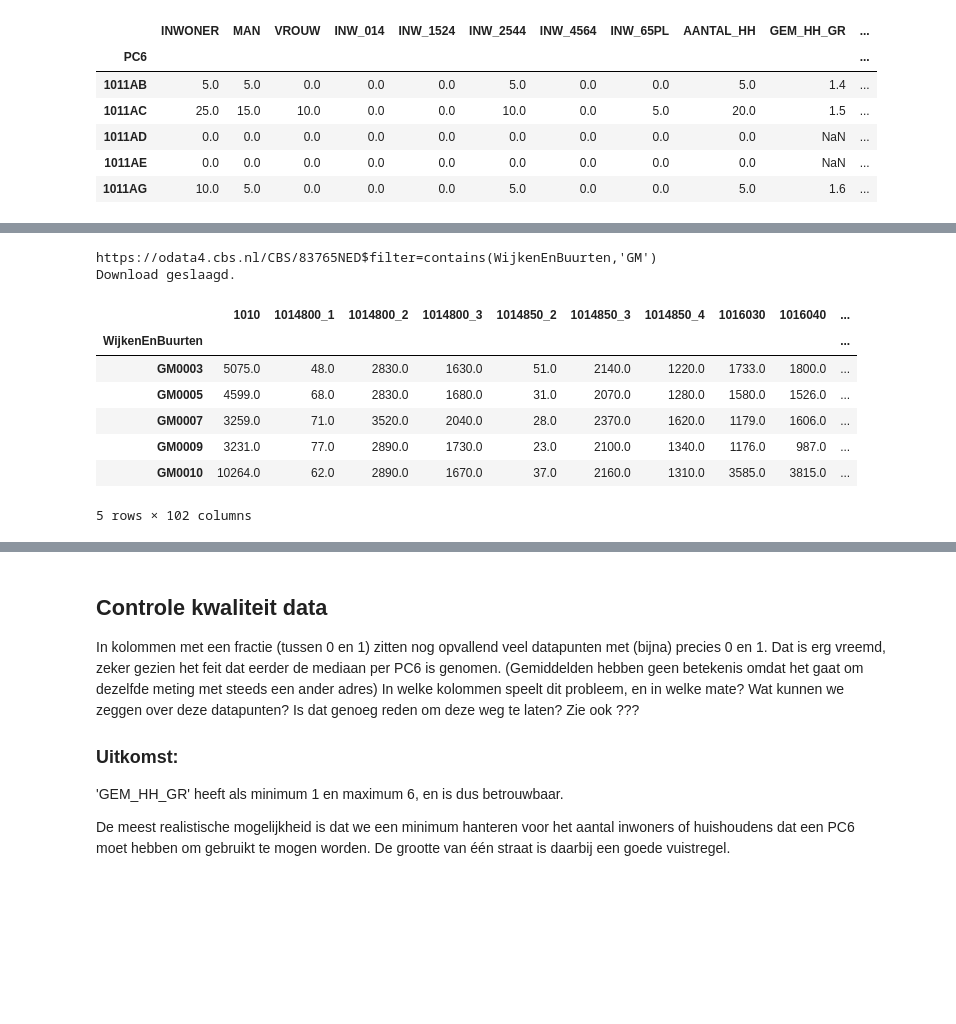
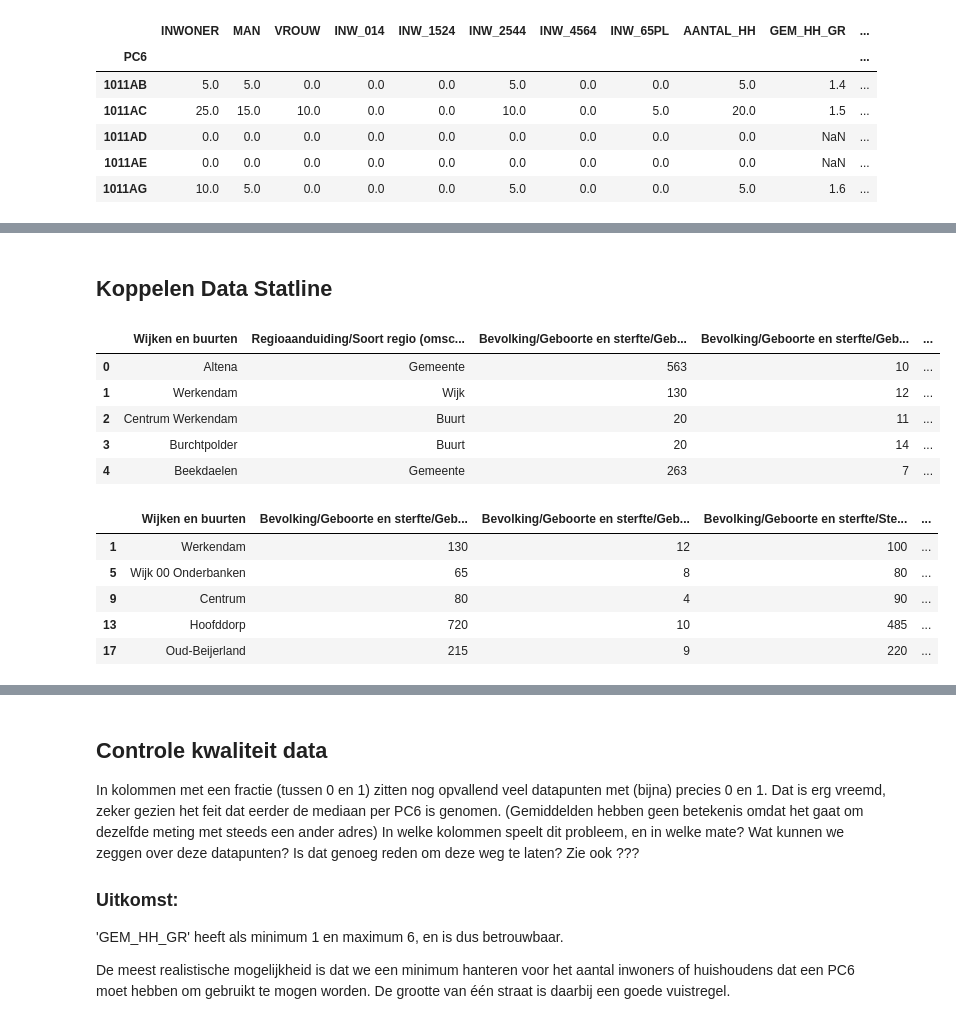
Before and after one commit to DanAugustus/KiesKaart, a Jupyter notebook: PC4e6_database.ipynb, the cells around one changed output, grey strips where cells are left out. Drawn from its saved outputs; the diff is of its cells as text; code cells hidden in the pictures; blank space fills up the shorter version.

Commit message:
Notebook voor samenvoegen
PC4e6_database.ipynb is een IPython Notebook waarin ik probeer alle databases samen te voegen in één bestand. Moet nog veel voor gebeuren.

```diff
--- a/PC4e6_database.ipynb
+++ b/PC4e6_database.ipynb
@@ -0,0 +13,23 @@
+# %%
+# import database
+code2020 = "84799NED"
+code2019 = "84583NED" # Kerncijfers wijken en buurten 2019
+code2017 = "83765NED" # Kerncijfers wijken en buurten 2017
+# Toelichting: https://www.cbs.nl/nl-nl/maatwerk/2017/31/kerncijfers-wijken-en-buurten-2017
+# en https://www.cbs.nl/nl-nl/maatwerk/2019/31/kerncijfers-wijken-en-buurten-2019
+
+# Voor data die codes uit Statline koppelt aan postcodes, starten en huisnummers zie:
+# https://www.cbs.nl/nl-nl/maatwerk/2019/42/buurt-wijk-en-gemeente-2019-voor-postcode-huisnummer
+postcodes = ("2019-cbs-pc6huisnr20190801_buurt/pc6hnr20190801_gwb.csv" , ";")
+# De andere bestanden in die map bevatten de naam en code van respectievelijk buurten, wijken en gemeenten
+
+# Kerncijfers wijken en buurten is niet in Odata4 beschikbaar.
+# Downloaden data is het handigste, want Odata3 beperkt aantal rijen per verzoek.
+# In omgeving van auteur zitten alle losse CSV bestanden in een map genaamd Data
+Statline2017 = "Kerncijfers_wijken_en_buurten_2017_22102020_140730.csv"
+Statline2019 = "Kerncijfers_wijken_en_buurten_2019_22102020_140530.csv"
+PC6_selectie = "CBS_PC6_selectie.csv"
+EP2019 = "adressen_gl_prioriteit/adressen_EP2019.csv"
+PS2019 = "adressen_gl_prioriteit/adressen_PS2019.csv"
+TK2017 = "adressen_gl_prioriteit/adressen_TK2017.csv"
+GR2018 = "adressen_gl_prioriteit/adressen_GR2018.csv"
@@ -196,19 +294,15 @@ def get_prioriteit(df):
             return(df[['PC6','prioriteit']])
         else:
             return df.prioriteit
-# %%
-features = pd.read_csv("features_verzoek.csv",sep=";", index_col=0)
-Data2017 = CBSparserOData4.parserOData4("83765NED","GM",features['Identifier'])
-Data2017.head()
-#Data 2019 kan niet geladen worden!
-# %% [output]
-https://odata4.cbs.nl/CBS/83765NED$filter=contains(WijkenEnBuurten,'GM')
-Download geslaagd.
-|  | 1010 | 1014800_1 | 1014800_2 | 1014800_3 | 1014850_2 | 1014850_3 | 1014850_4 | 1016030 | 1016040 | ... |
-| WijkenEnBuurten |  |  |  |  |  |  |  |  |  | ... |
-| GM0003 | 5075.0 | 48.0 | 2830.0 | 1630.0 | 51.0 | 2140.0 | 1220.0 | 1733.0 | 1800.0 | ... |
-| GM0005 | 4599.0 | 68.0 | 2830.0 | 1680.0 | 31.0 | 2070.0 | 1280.0 | 1580.0 | 1526.0 | ... |
-| GM0007 | 3259.0 | 71.0 | 3520.0 | 2040.0 | 28.0 | 2370.0 | 1620.0 | 1179.0 | 1606.0 | ... |
-| GM0009 | 3231.0 | 77.0 | 2890.0 | 1730.0 | 23.0 | 2100.0 | 1340.0 | 1176.0 | 987.0 | ... |
-| GM0010 | 10264.0 | 62.0 | 2890.0 | 1670.0 | 37.0 | 2160.0 | 1310.0 | 3585.0 | 3815.0 | ... |
-5 rows × 102 columns
+# %% [markdown]
+## Koppelen Data Statline
+# %%
+data_2019 = pd.read_csv('Data/'+Statline2019, sep=';', decimal=b',')
+data_2019.head()
+# %% [output]
+|  | Wijken en buurten | Regioaanduiding/Soort regio (omsc... | Bevolking/Geboorte en sterfte/Geb... | Bevolking/Geboorte en sterfte/Geb... | ... |
+| 0 | Altena | Gemeente | 563 | 10 | ... |
+| 1 | Werkendam | Wijk | 130 | 12 | ... |
+| 2 | Centrum Werkendam | Buurt | 20 | 11 | ... |
+| 3 | Burchtpolder | Buurt | 20 | 14 | ... |
+| 4 | Beekdaelen | Gemeente | 263 | 7 | ... |
@@ -214,0 +341,10 @@ Download geslaagd.
+# %%
+test = laad_Statline("Data/Kerncijfers_wijken_en_buurten_2019_22102020_140530.csv")
+test.head()
+# %% [output]
+|  | Wijken en buurten | Bevolking/Geboorte en sterfte/Geb... | Bevolking/Geboorte en sterfte/Geb... | Bevolking/Geboorte en sterfte/Ste... | ... |
+| 1 | Werkendam | 130 | 12 | 100 | ... |
+| 5 | Wijk 00 Onderbanken | 65 | 8 | 80 | ... |
+| 9 | Centrum | 80 | 4 | 90 | ... |
+| 13 | Hoofddorp | 720 | 10 | 485 | ... |
+| 17 | Oud-Beijerland | 215 | 9 | 220 | ... |
```
Also changed, not shown: parts of 15 cells of this notebook.
